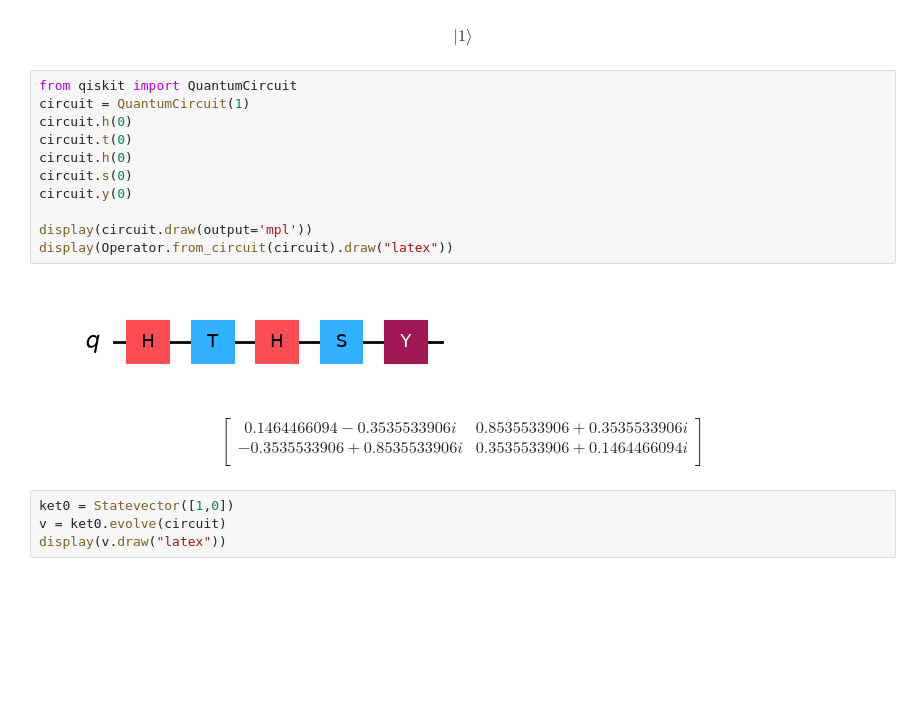
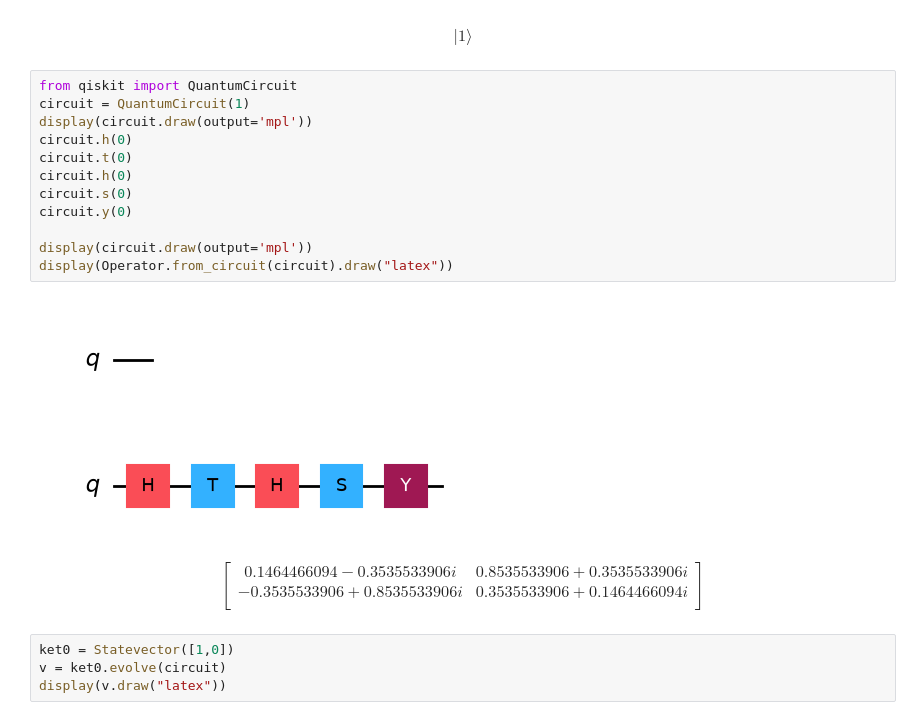
Before and after one commit to sukriti-g/Learning-Qiskit, a Jupyter notebook: learning qiskit.ipynb, the cells around one changed output. Cells and saved outputs as stored; diff of their text form; blank space fills up the shorter version.

```diff
--- a/learning qiskit.ipynb
+++ b/learning qiskit.ipynb
@@ -153,16 +153,18 @@ $$ |1\rangle$$
 # %%
 from qiskit import QuantumCircuit
 circuit = QuantumCircuit(1)
+display(circuit.draw(output='mpl'))
 circuit.h(0)
 circuit.t(0)
 circuit.h(0)
 circuit.s(0)
 circuit.y(0)
 
 display(circuit.draw(output='mpl'))
 display(Operator.from_circuit(circuit).draw("latex"))
 # %% [output]
-[figure, old version]
+[figure, new version]
+[figure, added]
 $$
 \begin{bmatrix}
 0.1464466094 - 0.3535533906 i & 0.8535533906 + 0.3535533906 i  \\
```
Also changed, not shown: parts of 25 cells of this notebook.
